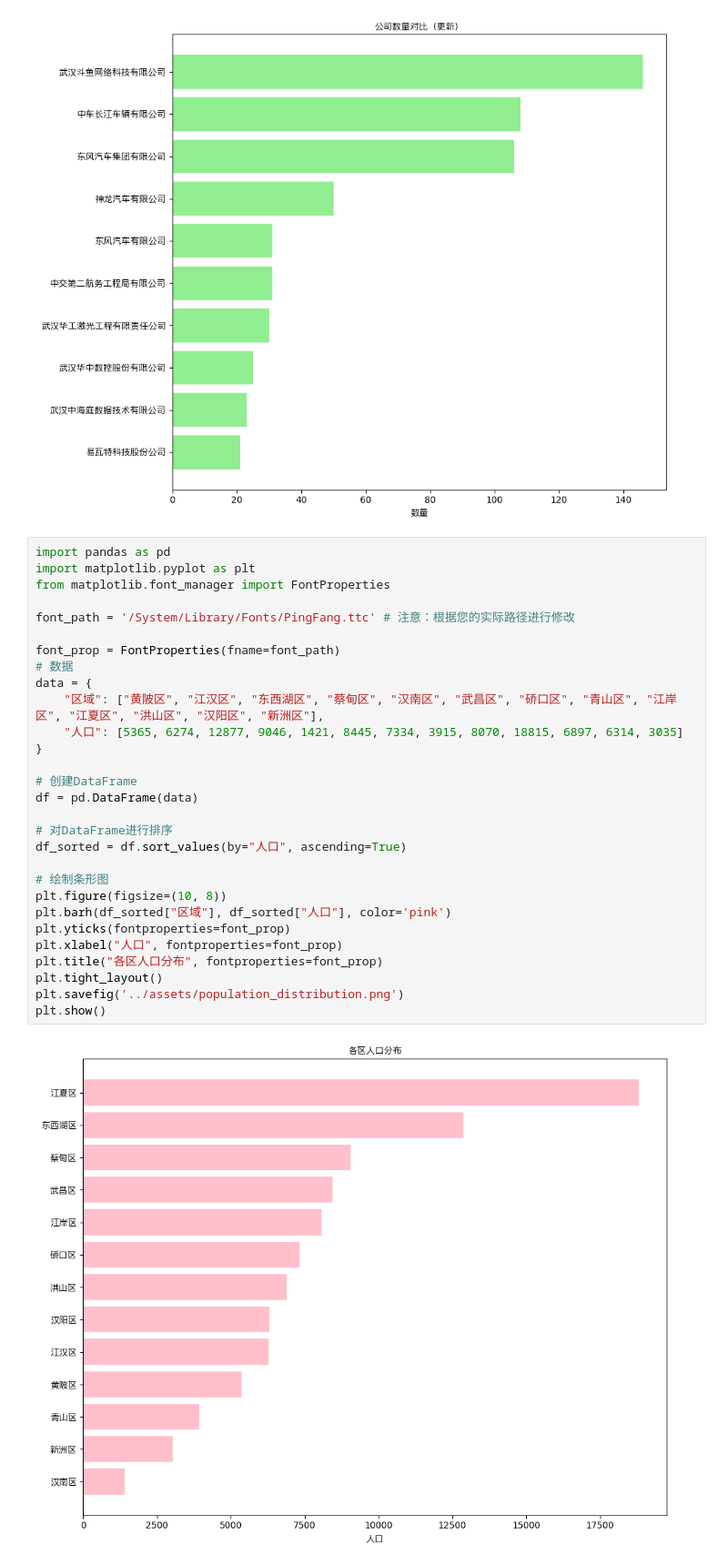
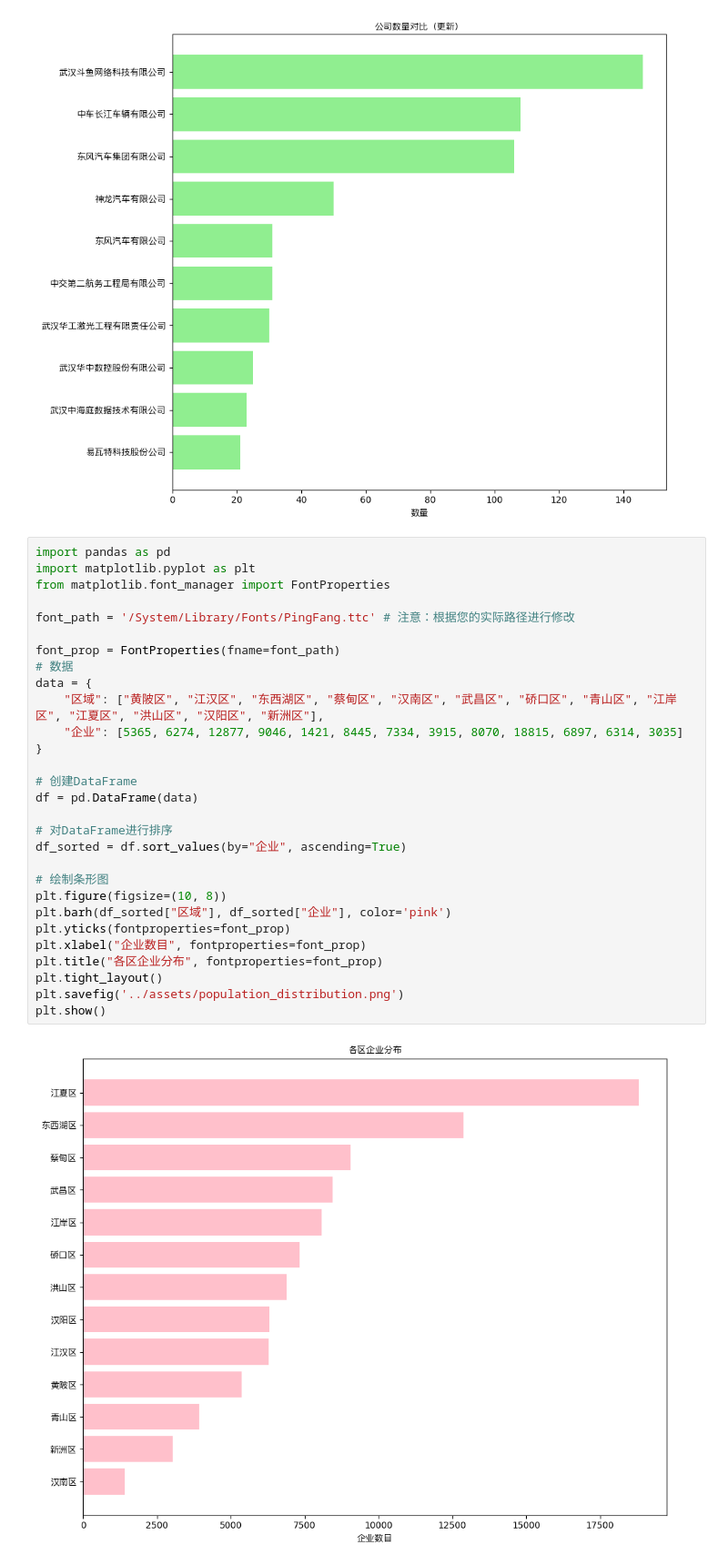
Before and after one commit to htlou/AI_gov, a Jupyter notebook: visualization/patent_vis.ipynb, the cells around one changed output. Shown: that part at 91% size. Drawn from its saved outputs; the diff is of its cells as text.

Commit message:
upd some graph

```diff
--- a/visualization/patent_vis.ipynb
+++ b/visualization/patent_vis.ipynb
@@ -99,31 +99,31 @@ plt.show()
 # %%
 import pandas as pd
 import matplotlib.pyplot as plt
 from matplotlib.font_manager import FontProperties
 
 font_path = '/System/Library/Fonts/PingFang.ttc' # 注意：根据您的实际路径进行修改
 
 font_prop = FontProperties(fname=font_path)
 # 数据
 data = {
     "区域": ["黄陂区", "江汉区", "东西湖区", "蔡甸区", "汉南区", "武昌区", "硚口区", "青山区", "江岸区", "江夏区", "洪山区", "汉阳区", "新洲区"],
-    "人口": [5365, 6274, 12877, 9046, 1421, 8445, 7334, 3915, 8070, 18815, 6897, 6314, 3035]
+    "企业": [5365, 6274, 12877, 9046, 1421, 8445, 7334, 3915, 8070, 18815, 6897, 6314, 3035]
 }
 
 # 创建DataFrame
 df = pd.DataFrame(data)
 
 # 对DataFrame进行排序
-df_sorted = df.sort_values(by="人口", ascending=True)
+df_sorted = df.sort_values(by="企业", ascending=True)
 
 # 绘制条形图
 plt.figure(figsize=(10, 8))
-plt.barh(df_sorted["区域"], df_sorted["人口"], color='pink')
+plt.barh(df_sorted["区域"], df_sorted["企业"], color='pink')
 plt.yticks(fontproperties=font_prop)
-plt.xlabel("人口", fontproperties=font_prop)
-plt.title("各区人口分布", fontproperties=font_prop)
+plt.xlabel("企业数目", fontproperties=font_prop)
+plt.title("各区企业分布", fontproperties=font_prop)
 plt.tight_layout()
 plt.savefig('../assets/population_distribution.png')
 plt.show()
 # %% [output]
-[figure, old version]
+[figure, new version]
```
Also changed, not shown: 1 other file.
